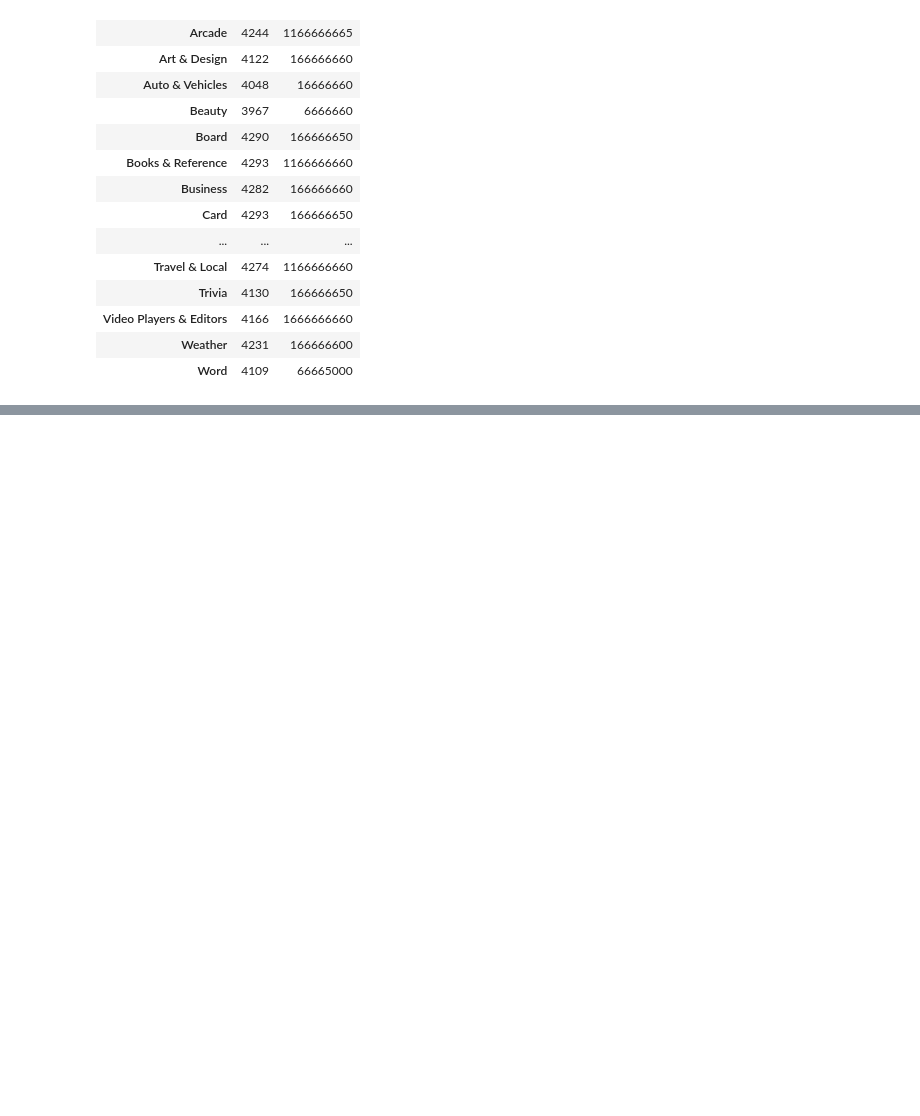
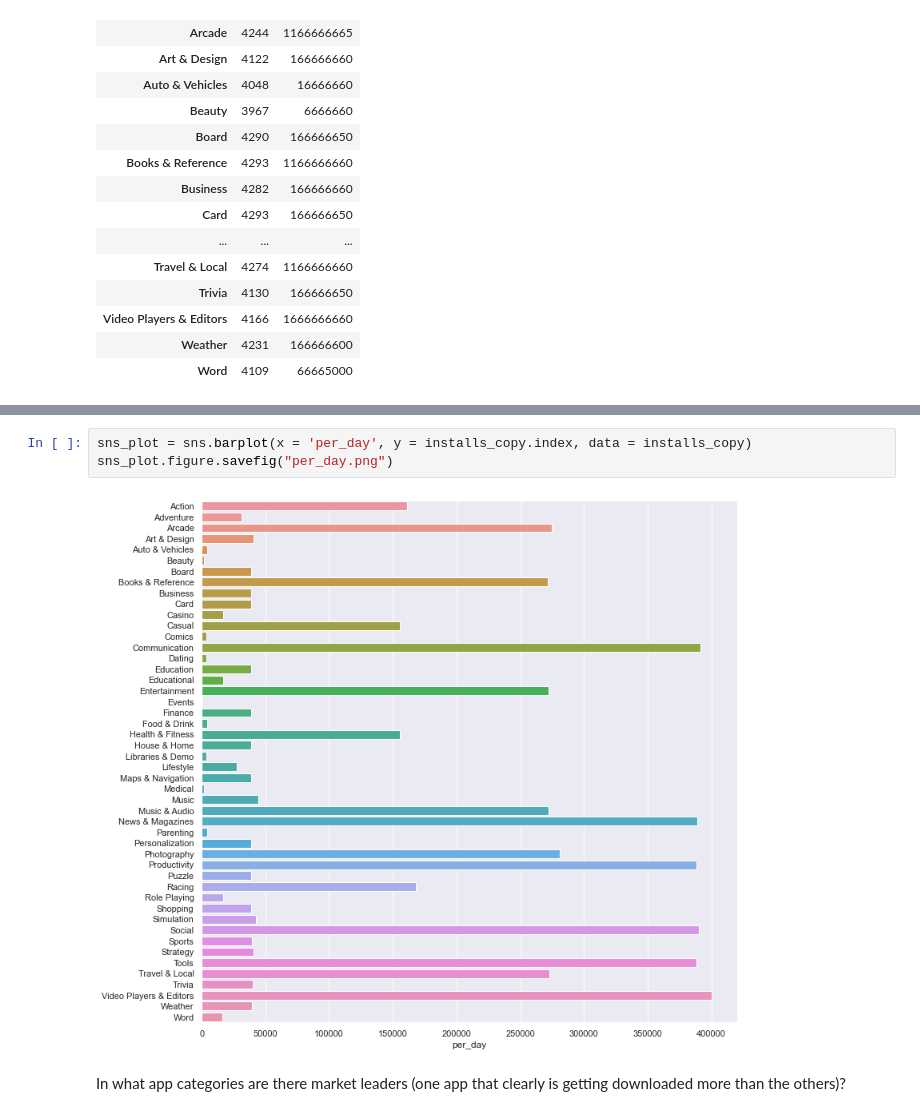
Before and after one commit to Necronoxia/google-play-apps-analysis, a Jupyter notebook: mini_proj.ipynb, the cells around one changed output, grey strips where cells are left out. Saved outputs shown, nothing was run; the diff lists cells and outputs as text; blank space fills up the shorter version.

```diff
--- a/mini_proj.ipynb
+++ b/mini_proj.ipynb
@@ -187,0 +192,8 @@ installs_copy[installs_copy['per_day']==installs_copy['per_day'].min()]
+# %%
+sns_plot = sns.barplot(x = 'per_day', y = installs_copy.index, data = installs_copy)
+sns_plot.figure.savefig("per_day.png")
+# %% [output]
+[figure, added]
+# %% [markdown]
+In what app categories are there market leaders (one app that clearly is getting
+downloaded more than the others)?
```
Also changed, not shown: parts of 4 cells of this notebook, 2 other files.
